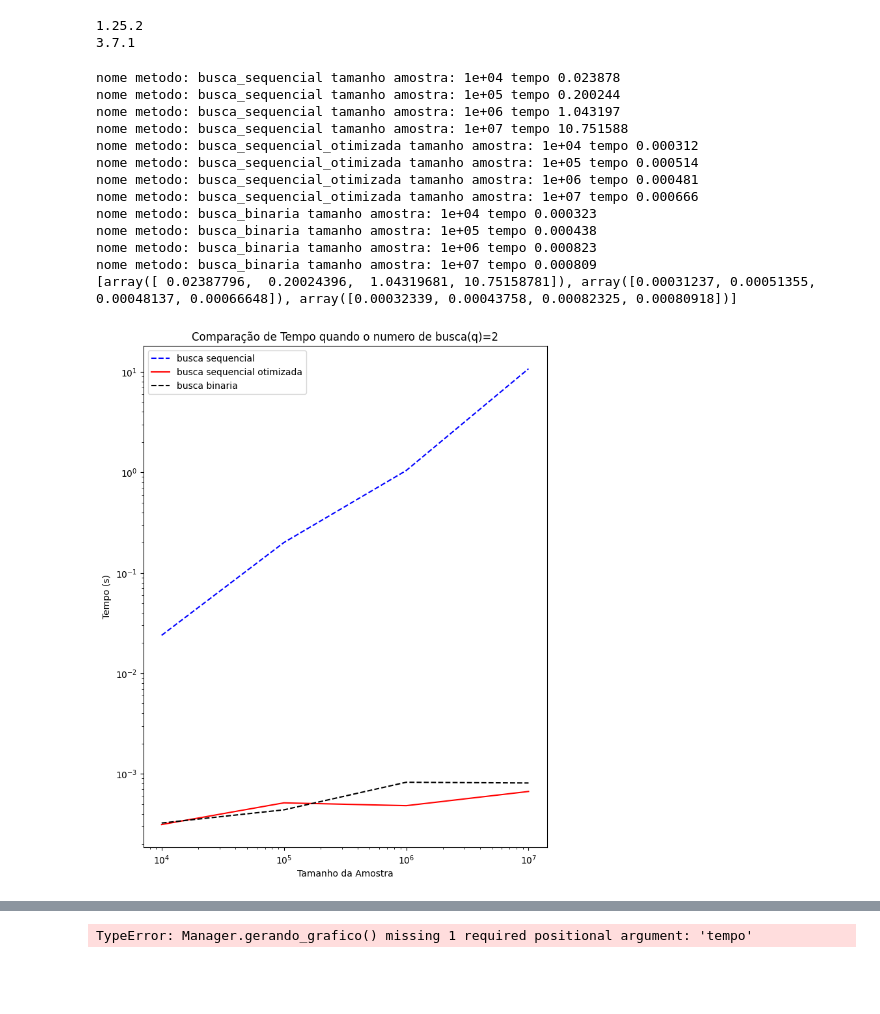
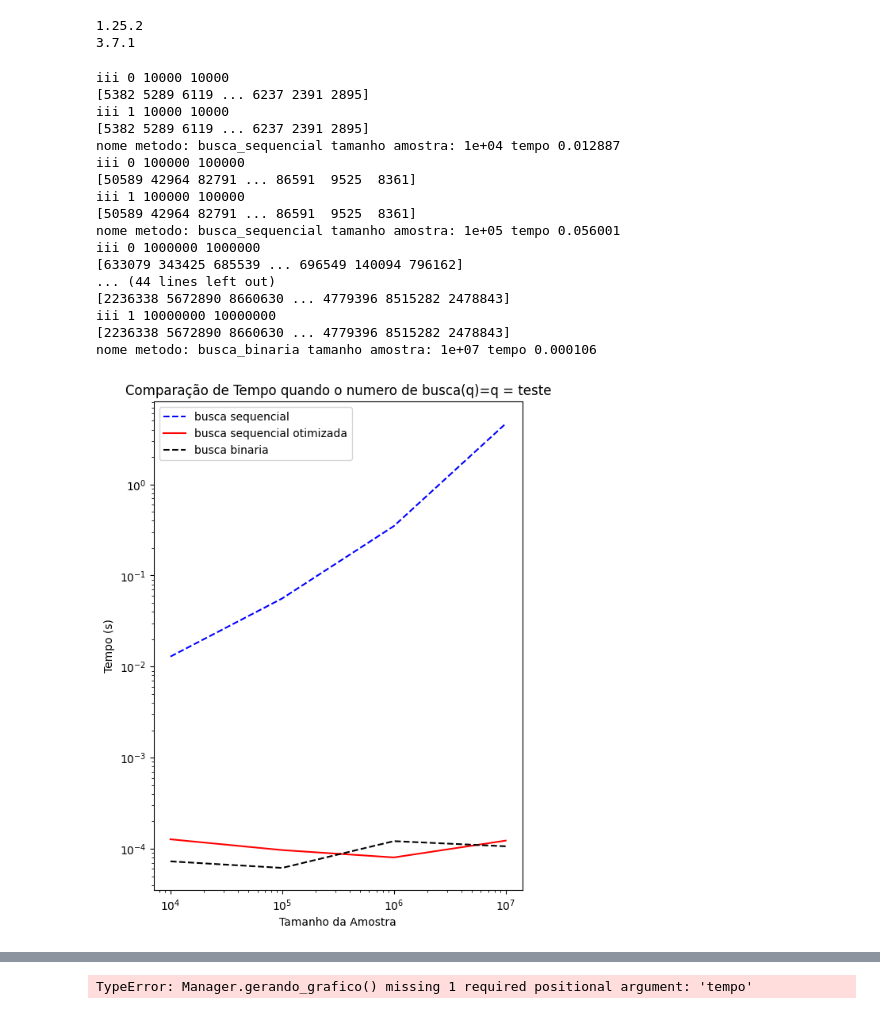
Before and after one commit to reidnersousa/IFB_Analise_Algoritmo_2024, a Jupyter notebook: Analise_Algoritmo_busca.ipynb, the cells around one changed output, grey strips where cells are left out. Saved outputs shown, nothing was run; the diff lists cells and outputs as text; code cells hidden in the pictures; blank space fills up the shorter version.

```diff
--- a/Analise_Algoritmo_busca.ipynb
+++ b/Analise_Algoritmo_busca.ipynb
@@ -45,6 +45,11 @@ class Manager:
     self.input_6 = input_10_6
     self.input_7 = input_10_7
 
+
+    self.amostra_10_4 = self.gerando_amostra(input_10_4)
+    self.amostra_10_5 = self.gerando_amostra(input_10_5)
+    self.amostra_10_6 = self.gerando_amostra(input_10_6)
+    self.amostra_10_7 = self.gerando_amostra(input_10_7)
 
 
     self.tempo_sequencial =np.empty(0)
@@ -102,7 +107,19 @@ class Manager:
 
     for i in range(self.QTD_REPETICAO_FOR):
 
-      amostra=self.gerando_amostra(input)
+
+
+      if input == 10000:
+        amostra = self.amostra_10_4
+      elif input == 100000:
+        amostra = self.amostra_10_5
+      elif input == 1000000:
+        amostra = self.amostra_10_6
+      elif input == 10000000:
+        amostra = self.amostra_10_7
+
+
+
       tempo_sequencial = timeit.timeit(lambda: metodo_busca(amostra),number=1)
       lista_tempo.append(tempo_sequencial)
 
@@ -172,47 +189,55 @@ class Manager:
         if vetor[m]< alvo :
           primeiro = m+1
 
         elif vetor[m]> alvo :
           ultimo = m-1
 
 
     return encontrou
 
   def gerando_grafico(self):
     tamanho =[1e4,1e5,1e6,1e7]
     tempo=[]
 
     tempo.append(self.tempo_sequencial)
     tempo.append(self.tempo_sequencial_otimizado)
     tempo.append(self.tempo_binaria)
-    print(tempo)
+
     algoritmo =['busca sequencial','busca sequencial otimizada','busca binaria']
-    plt.figure(figsize=(8,10))
+    plt.figure(figsize=(6,8))
     plt.title(f"Comparação de Tempo quando o numero de busca(q)={self.nome}")
     plt.plot(tamanho ,tempo[0] , label=algoritmo[0],color='blue',linestyle='--')
     plt.plot(tamanho ,tempo[1] , label=algoritmo[1],color='red',linestyle='solid')
     plt.plot(tamanho ,tempo[2] , label=algoritmo[2],color='black',linestyle='--')
     plt.xlabel("Tamanho da Amostra")
     plt.ylabel("Tempo (s)")
     plt.xscale("log")
     plt.yscale("log")
 
 
 
     plt.legend()
-    plt.savefig(f'{self.nome}_grafico.png')
+    plt.savefig(f'grafido_quando_q={self.nome}.png')
+
+
+teste = Manager(10**4,10**5,10**6,10**7,2,'q = teste')
+teste.gerando_grafico()
 # %% [output]
-nome metodo: busca_sequencial tamanho amostra: 1e+04 tempo 0.023878
-nome metodo: busca_sequencial tamanho amostra: 1e+05 tempo 0.200244
-nome metodo: busca_sequencial tamanho amostra: 1e+06 tempo 1.043197
-nome metodo: busca_sequencial tamanho amostra: 1e+07 tempo 10.751588
-nome metodo: busca_sequencial_otimizada tamanho amostra: 1e+04 tempo 0.000312
-nome metodo: busca_sequencial_otimizada tamanho amostra: 1e+05 tempo 0.000514
-nome metodo: busca_sequencial_otimizada tamanho amostra: 1e+06 tempo 0.000481
-nome metodo: busca_sequencial_otimizada tamanho amostra: 1e+07 tempo 0.000666
-nome metodo: busca_binaria tamanho amostra: 1e+04 tempo 0.000323
-nome metodo: busca_binaria tamanho amostra: 1e+05 tempo 0.000438
-nome metodo: busca_binaria tamanho amostra: 1e+06 tempo 0.000823
-nome metodo: busca_binaria tamanho amostra: 1e+07 tempo 0.000809
-[array([ 0.02387796,  0.20024396,  1.04319681, 10.75158781]), array([0.00031237, 0.00051355, 0.00048137, 0.00066648]), array([0.00032339, 0.00043758, 0.00082325, 0.00080918])]
+iii 0 10000 10000
+[5382 5289 6119 ... 6237 2391 2895]
+iii 1 10000 10000
+[5382 5289 6119 ... 6237 2391 2895]
+nome metodo: busca_sequencial tamanho amostra: 1e+04 tempo 0.012887
+iii 0 100000 100000
+[50589 42964 82791 ... 86591  9525  8361]
+iii 1 100000 100000
+[50589 42964 82791 ... 86591  9525  8361]
+nome metodo: busca_sequencial tamanho amostra: 1e+05 tempo 0.056001
+iii 0 1000000 1000000
+[633079 343425 685539 ... 696549 140094 796162]
+... (44 lines left out)
+[2236338 5672890 8660630 ... 4779396 8515282 2478843]
+iii 1 10000000 10000000
+[2236338 5672890 8660630 ... 4779396 8515282 2478843]
+nome metodo: busca_binaria tamanho amostra: 1e+07 tempo 0.000106
-[figure, old version]
+[figure, new version]
```
Also changed, not shown: parts of 6 cells of this notebook.
